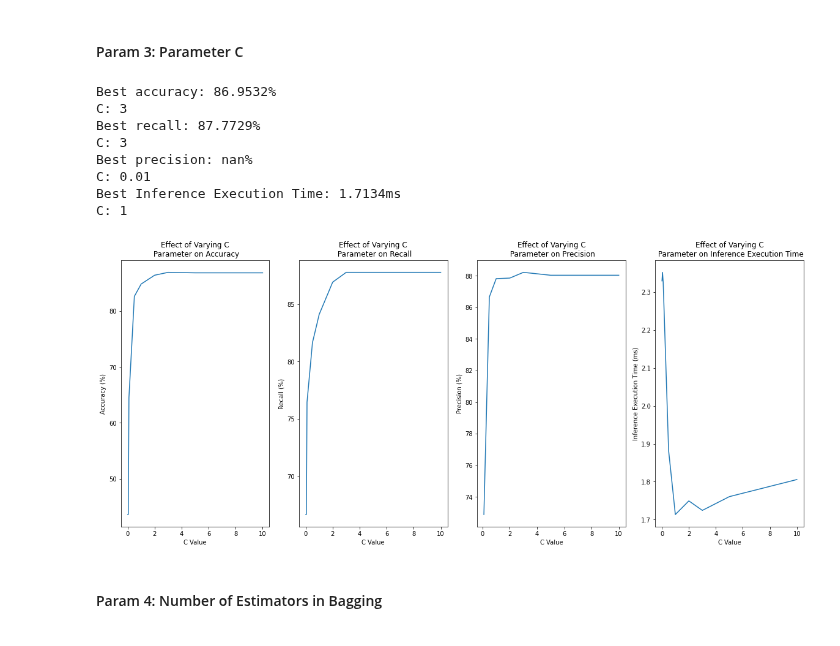
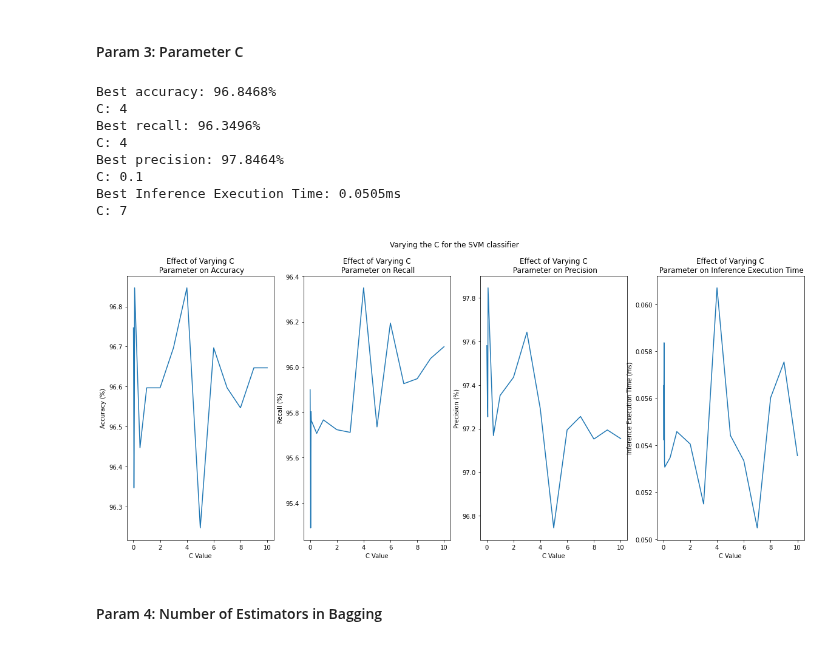
Before and after one commit to chrismartel/ECSE415-Project-G7, a Jupyter notebook: classification/classification_v2.ipynb, the cells around one changed output. Cells and saved outputs as stored; diff of their text form; code cells hidden in the pictures.

```diff
--- a/classification/classification_v2.ipynb
+++ b/classification/classification_v2.ipynb
@@ -863,7 +1031,7 @@ import numpy as np
 from random import shuffle
 import time
 
-def preprocess_images_v2(imgs, orientations, pixels_per_cell, cells_per_block, preprocessing_time=False):
+def preprocess_images_v2(imgs, orientations, pixels_per_cell, cells_per_block, preprocessing_time=False, compute_spatial_features=False):
   '''
   Preprocess an image.
 
@@ -886,14 +1054,22 @@ def preprocess_images_v2(imgs, orientations, pixels_per_cell, cells_per_block, p
     start = time.time()
 
     # Min-max normalization
-    min, max = np.min(img), np.max(img)
+    min, max = 0, 255
     img = (img - min) / (max - min)
 
     # Extract HoG features
     feature = hog(img, orientations=orientations, pixels_per_cell = pixels_per_cell, cells_per_block=cells_per_block, feature_vector=True, multichannel=True, visualize=False)
 
+
+    if compute_spatial_features:
+      small_img = resize(img,(16,16))
+      spatial_features = small_img.flatten()
+      feature = np.concatenate((feature, spatial_features), axis=-1)
+
+    # inti features array
     if features is None:
       features = np.zeros((N, len(feature)))
+
     features[i] = feature
     end = time.time()
     exec_times_ms[i] = (end - start) * 1000
@@ -903,7 +1079,7 @@ def preprocess_images_v2(imgs, orientations, pixels_per_cell, cells_per_block, p
   ret.append(features)
 
   if preprocessing_time:
-    ret.append(exec_times_ms)
+    ret.append(np.mean(exec_times_ms))
 
   if len(ret) == 1:
     return ret[0]
@@ -1666,21 +1976,21 @@ import gc
 # Dataset parameters
 positive_negative_ratio = 1
 min_intersection_ratio = 0.8
-use_external_vehicle_samples = True
+
 number_of_positive_samples= 1000
 
 # Preprocessing parameters
-W = 128
-H = 80
+input_shape = (64,64)
+
 orientations = 9 # number of orientation bins
-pixels_per_cell = (8,16) # number of pixels per cell
+pixels_per_cell = (16,16) # number of pixels per cell
 cells_per_block = (4,4) # number of cells per block
 
 # SVM parameters
 bagging = False
 n_estimators = 1
 # C = 10
-param_range = [0.01, 0.05, 0.1, 0.5, 1, 2, 3, 5, 10]
+param_range = [0.01, 0.03,0.05, 0.08, 0.1, 0.5, 1, 2, 3, 4, 5, 6,7,8,9, 10]
 
 # Random Forest params
 classifier_type = 'svm'
@@ -1691,21 +2001,33 @@ min_samples_split = 2
 
 recalls, accuracies, precisions, inference_exec_times = np.zeros(len(param_range)), np.zeros(len(param_range)), np.zeros(len(param_range)), np.zeros(len(param_range))
 
+# # Build Dataset
+# sequences = build_dataset(positive_negative_ratio=positive_negative_ratio, min_intersection_ratio=min_intersection_ratio)
+
+# # Preprocess
+# features, labels = preprocess_sequences(sequences, input_shape, orientations, pixels_per_cell, cells_per_block)
+
+
+# V2
+
 # Build Dataset
-sequences = build_dataset(positive_negative_ratio=positive_negative_ratio, min_intersection_ratio=min_intersection_ratio, use_external_vehicle_samples=use_external_vehicle_samples)
+imgs, labels = build_dataset_v2(positive_negative_ratio=positive_negative_ratio, number_of_positive_samples=number_of_positive_samples, resize_shape=input_shape)
 
 # Preprocess
-features, labels = preprocess_sequences(sequences, (H,W), orientations, pixels_per_cell, cells_per_block)
+features = preprocess_images_v2(imgs, orientations, pixels_per_cell, cells_per_block)
 
 # CV
 for i, c in enumerate(param_range):
-  acc, rec, prec, exec = cross_validation(features, labels, classifier_type=classifier_type, C=c, bagging=bagging, n_estimators=n_estimators, n_estimators_random_forest=n_estimators_random_forest, criterion=criterion, max_depth=max_depth, min_samples_split=min_samples_split)
+  # acc, rec, prec, exec = cross_validation(features, labels, classifier_type=classifier_type, C=c, bagging=bagging, n_estimators=n_estimators, n_estimators_random_forest=n_estimators_random_forest, criterion=criterion, max_depth=max_depth, min_samples_split=min_samples_split)
+  acc, rec, prec, exec = cross_validation_v2(features, labels, classifier_type=classifier_type, C=C, bagging=bagging, n_estimators=n_estimators, n_estimators_random_forest=n_estimators_random_forest, criterion=criterion, max_depth=max_depth, min_samples_split=min_samples_split)
+
   recalls[i] = np.mean(rec)
   accuracies[i] = np.mean(acc)
   precisions[i] = np.mean(prec)
   inference_exec_times[i] = np.mean(exec)
 
-del sequences
+# del sequences
+del imgs
 del features
 del labels
 gc.collect()
@@ -1721,42 +2043,42 @@ fig.suptitle('Varying the {param_name} for the SVM classifier'.format(param_name
 # Plot Accuracy
 axes[0].plot(param_range,accuracies)
 axes[0].set_title("Effect of Varying {param_name}\n Parameter on Accuracy".format(param_name=param_name))
 axes[0].set_xlabel("{param_name} Value".format(param_name=param_name))
 axes[0].set_ylabel("Accuracy (%)")
 print("Best accuracy: {acc:.4f}%\n{param_name}: {param}".format(acc=np.max(accuracies), param=param_range[np.argmax(accuracies)], param_name=param_name))
 
 # Plot Recall
 axes[1].plot(param_range,recalls)
 axes[1].set_title("Effect of Varying {param_name}\n Parameter on Recall".format(param_name=param_name))
 axes[1].set_xlabel("{param_name} Value".format(param_name=param_name))
 axes[1].set_ylabel("Recall (%)")
 print("Best recall: {rec:.4f}%\n{param_name}: {param}".format(rec=np.max(recalls), param=param_range[np.argmax(recalls)],param_name=param_name))
 
 # Plot Precision
 axes[2].plot(param_range,precisions)
 axes[2].set_title("Effect of Varying {param_name}\n Parameter on Precision".format(param_name=param_name))
 axes[2].set_xlabel("{param_name} Value".format(param_name=param_name))
 axes[2].set_ylabel("Precision (%)")
 print("Best precision: {prec:.4f}%\n{param_name}: {param}".format(prec=np.max(precisions), param=param_range[np.argmax(precisions)], param_name=param_name))
 
 # Plot Inference Execution Time
 axes[3].plot(param_range,inference_exec_times*1000)
 axes[3].set_title("Effect of Varying {param_name}\n Parameter on Inference Execution Time".format(param_name=param_name))
 axes[3].set_xlabel("{param_name} Value".format(param_name=param_name))
 axes[3].set_ylabel("Inference Execution Time (ms)")
 print("Best Inference Execution Time: {exec:.4f}ms\n{param_name}: {param}".format(exec=1000*np.min(inference_exec_times), param=param_range[np.argmin(inference_exec_times)], param_name=param_name))
 
 plt.show()
 # %% [output]
-Best accuracy: 86.9532%
-C: 3
-Best recall: 87.7729%
-C: 3
-Best precision: nan%
-C: 0.01
-Best Inference Execution Time: 1.7134ms
-C: 1
+Best accuracy: 96.8468%
+C: 4
+Best recall: 96.3496%
+C: 4
+Best precision: 97.8464%
+C: 0.1
+Best Inference Execution Time: 0.0505ms
+C: 7
-[figure, old version]
+[figure, new version]
 # %% [markdown]
 #### Param 4: Number of Estimators in Bagging
 # %%
```
Also changed, not shown: parts of 41 cells of this notebook.
